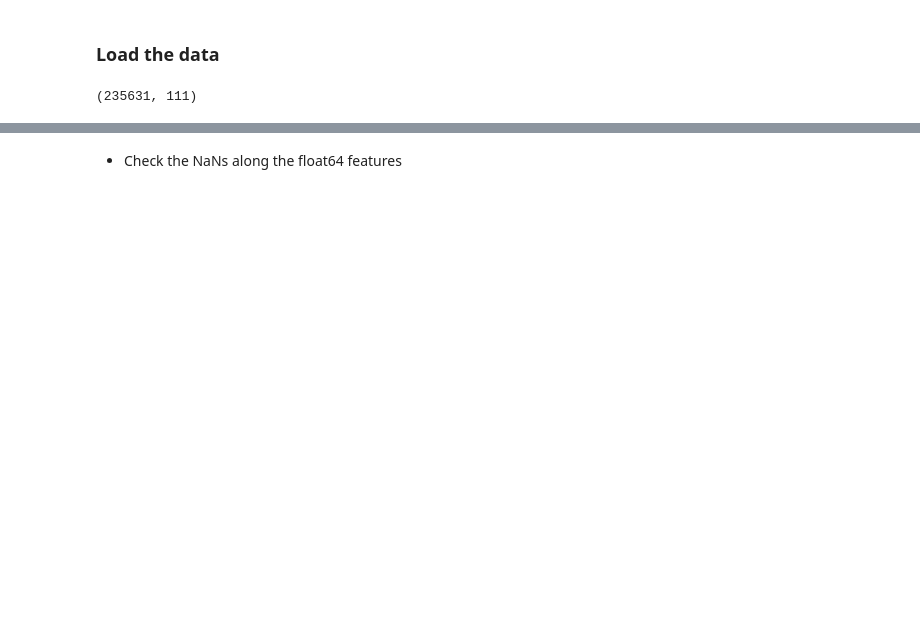
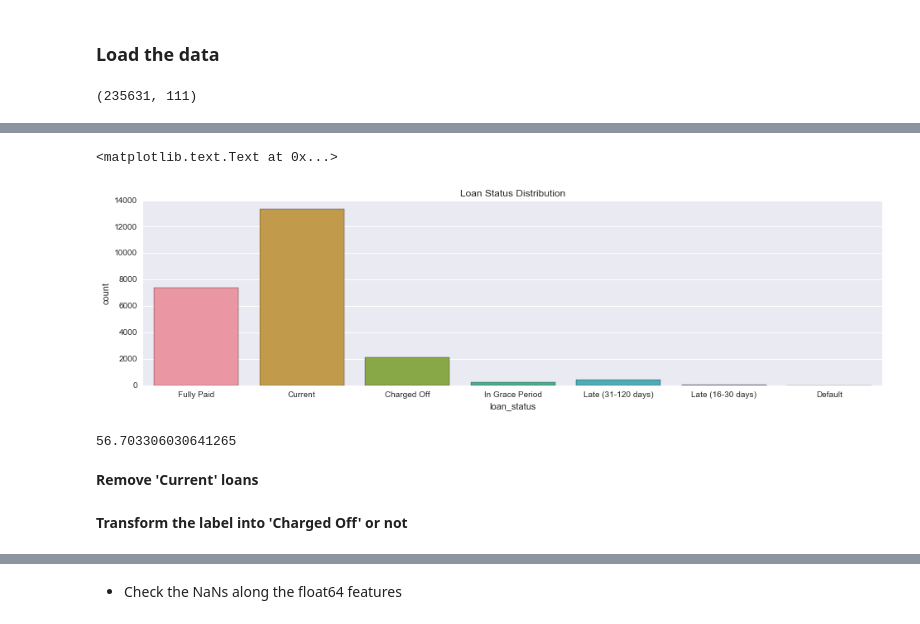
Before and after one commit to ibowen/data_camp, a Jupyter notebook: ds_pro/lendingclub_EDA.ipynb, the cells around one changed output, grey strips where cells are left out. Drawn from its saved outputs; the diff is of its cells as text; code cells hidden in the pictures; blank space fills up the shorter version.

Commit message:
feat: update EDA part with plotting

```diff
--- a/ds_pro/lendingclub_EDA.ipynb
+++ b/ds_pro/lendingclub_EDA.ipynb
@@ -5,12 +5,14 @@ import matplotlib.pyplot as plt
 %matplotlib inline
 import seaborn as sns
 pd.options.display.max_columns = None
+from matplotlib.pylab import rcParams
+rcParams['figure.figsize'] = 16, 4
 # %% [markdown]
 ### Load the data
 # %%
 date_cols = ['issue_d', 'earliest_cr_line', 'last_pymnt_d', 'next_pymnt_d', 'last_credit_pull_d']
 # %%
-data = pd.read_csv("./LoanStats3c.csv", header=1, parse_dates=date_cols, infer_datetime_format=True)
+data = pd.read_csv("./data/LoanStats3c.csv", header=1, parse_dates=date_cols, infer_datetime_format=True)
 # %%
 data.shape
 # %% [output]
@@ -211,0 +39,6 @@ print loans[float_cols.index].head()
+# %%
+# sample 2% of total data for exploratory data analysis
+np.random.seed(1234)
+random_idx = np.random.choice(data.index.values, len(data)/10, replace=False)
+sample_data = data.iloc[random_idx]
+sample_data.shape
@@ -211,0 +82,12 @@ print loans[float_cols.index].head()
+# %%
+sns.countplot(sample_data.loan_status)
+sns.plt.title('Loan Status Distribution')
+# %% [output]
+<matplotlib.text.Text at 0x...>
+[figure, added]
+# %%
+sample_data.loan_status.value_counts().max() / float(sample_data.loan_status.value_counts().sum()) * 100.0
+# %% [output]
+56.703306030641265
+# %% [markdown]
+__Remove 'Current' loans__
@@ -211,0 +96,2 @@ print loans[float_cols.index].head()
+# %% [markdown]
+__Transform the label into 'Charged Off' or not__
```
Also changed, not shown: parts of 93 cells of this notebook.
